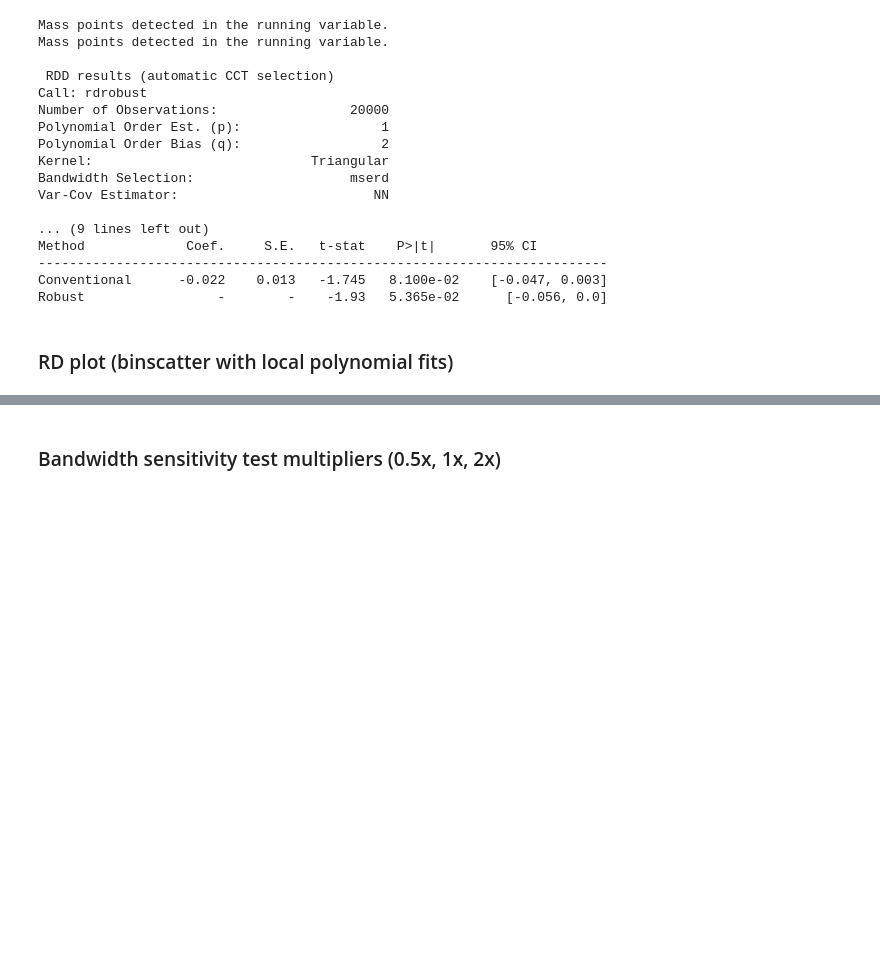
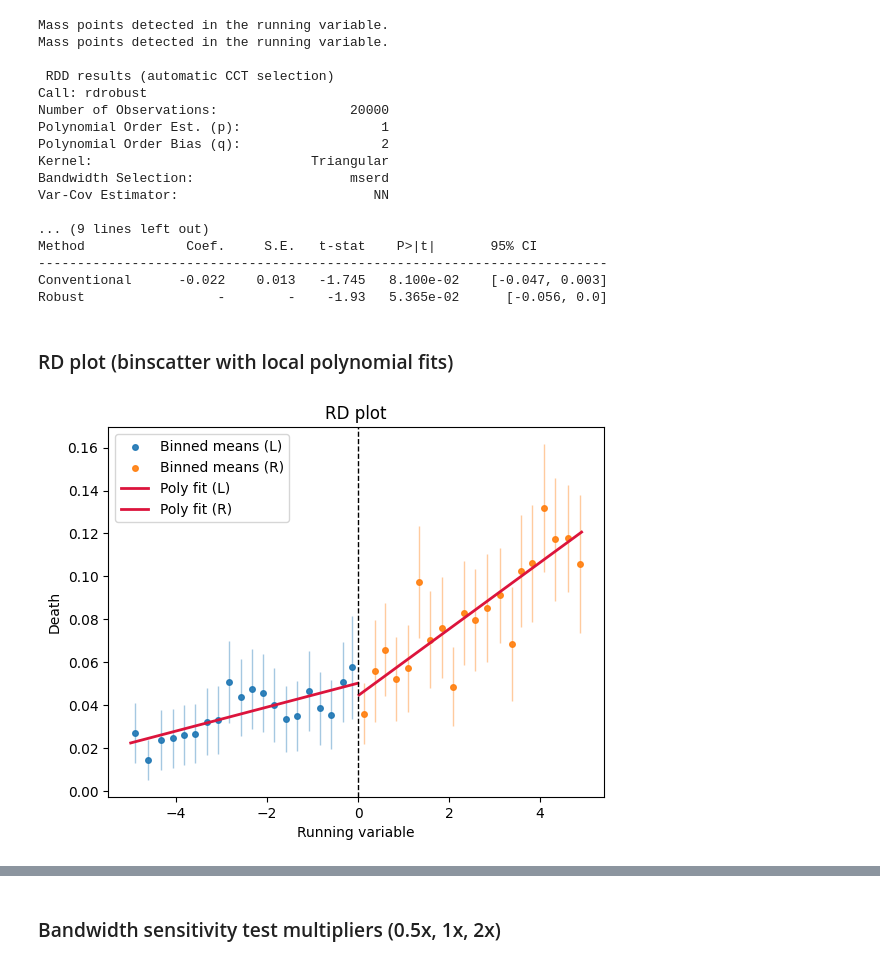
Before and after one commit to dataman-git/causal_inference, a Jupyter notebook: Chapter_10_RDD.ipynb, the cells around one changed output, grey strips where cells are left out. Drawn from its saved outputs; the diff is of its cells as text; code cells hidden in the pictures; blank space fills up the shorter version.

```diff
--- a/Chapter_10_RDD.ipynb
+++ b/Chapter_10_RDD.ipynb
@@ -168,4 +152,91 @@ Conventional      -0.022    0.013   -1.745   8.100e-02    [-0.047, 0.003]
 Robust                 -        -    -1.93   5.365e-02      [-0.056, 0.0]
 # %% [markdown]
 ### RD plot (binscatter with local polynomial fits)
+# %%
+from sklearn.preprocessing import PolynomialFeatures
+from sklearn.linear_model import LinearRegression
+
+def rdplot(y, x, c=0.0, J=20, degree=1, show_ci=True, title="RD plot",
+                  x_label="Running variable", y_label="Outcome"):
+    """RD-style binned scatter with separate polynomial fits on each side of c."""
+    df = pd.DataFrame({"y": np.asarray(y), "x": np.asarray(x)}).dropna()
+    df["side"] = np.where(df["x"] < c, "L", "R")
+
+    # Equal-count (quantile) bins on each side
+    bins_list = []
+    for side in ["L", "R"]:
+        d = df[df["side"] == side].copy()
+        if d.empty:
+            continue
+        # qcut with duplicates='drop' to avoid too few unique x
+        try:
+            q = pd.qcut(d["x"], q=min(J, d["x"].nunique()), duplicates="drop")
+        except ValueError:
+            # fall back to a single bin if too few unique values
+            q = pd.cut(d["x"], bins=1)
+        g = d.groupby(q, observed=True)
+        out = g.agg(x_mean=("x", "mean"),
+                    y_mean=("y", "mean"),
+                    n=("y", "size"),
+                    y_std=("y", "std"))
+        out["side"] = side
+        bins_list.append(out.reset_index(drop=True))
+
+    bins = pd.concat(bins_list, ignore_index=True) if bins_list else pd.DataFrame()
+
+    # Polynomial fits on each side (purely descriptive for plotting)
+    def fit_poly(d, xgrid):
+        if d.shape[0] == 0:
+            return np.array([])
+        X = d[["x"]].to_numpy()
+        yv = d["y"].to_numpy()
+        poly = PolynomialFeatures(degree=degree, include_bias=True)
+        Xp = poly.fit_transform(X)
+        model = LinearRegression().fit(Xp, yv)
+        return model.predict(poly.transform(xgrid.reshape(-1, 1)))
+
+    x_min, x_max = df["x"].min(), df["x"].max()
+    grid = np.linspace(x_min, x_max, 400)
+    xL, xR = grid[grid < c], grid[grid >= c]
+
+    yhatL = fit_poly(df[df["x"] < c], xL)
+    yhatR = fit_poly(df[df["x"] >= c], xR)
+
+    # --- Plot ---
+    fig, ax = plt.subplots()
+    if not bins.empty:
+        ax.scatter(bins.loc[bins["side"] == "L", "x_mean"],
+                   bins.loc[bins["side"] == "L", "y_mean"],
+                   s=16, color="tab:blue", alpha=0.9, label="Binned means (L)")
+        ax.scatter(bins.loc[bins["side"] == "R", "x_mean"],
+                   bins.loc[bins["side"] == "R", "y_mean"],
+                   s=16, color="tab:orange", alpha=0.9, label="Binned means (R)")
+
+        if show_ci:
+            from matplotlib.collections import LineCollection
+            for side, color in [("L", "tab:blue"), ("R", "tab:orange")]:
+                sel = bins["side"] == side
+                if sel.any():
+                    se = (bins.loc[sel, "y_std"] / np.sqrt(bins.loc[sel, "n"])).to_numpy()
+                    ybar = bins.loc[sel, "y_mean"].to_numpy()
+                    xbar = bins.loc[sel, "x_mean"].to_numpy()
+                    cil, cir = ybar - 1.96*se, ybar + 1.96*se
+                    segments = [((x, l), (x, r)) for x, l, r in zip(xbar, cil, cir)]
+                    lc = LineCollection(segments, colors=color, alpha=0.4, linewidths=1)
+                    ax.add_collection(lc)
+
+    ax.plot(xL, yhatL, color="crimson", linewidth=2, label="Poly fit (L)")
+    ax.plot(xR, yhatR, color="crimson", linewidth=2, label="Poly fit (R)")
+
+    ax.axvline(c, color="k", linestyle="--", linewidth=1)
+    ax.set(title=title, xlabel=x_label, ylabel=y_label)
+    ax.legend()
+    plt.show()
+    return fig
+
+# Usage:
+fig = rdplot(y, x, c=0, J=20, degree=1, show_ci=True,
+                    title="RD plot", y_label="Death", x_label="Running variable")
+# %% [output]
+[figure, added]
 # %%
```
Also changed, not shown: parts of 3 cells of this notebook.
